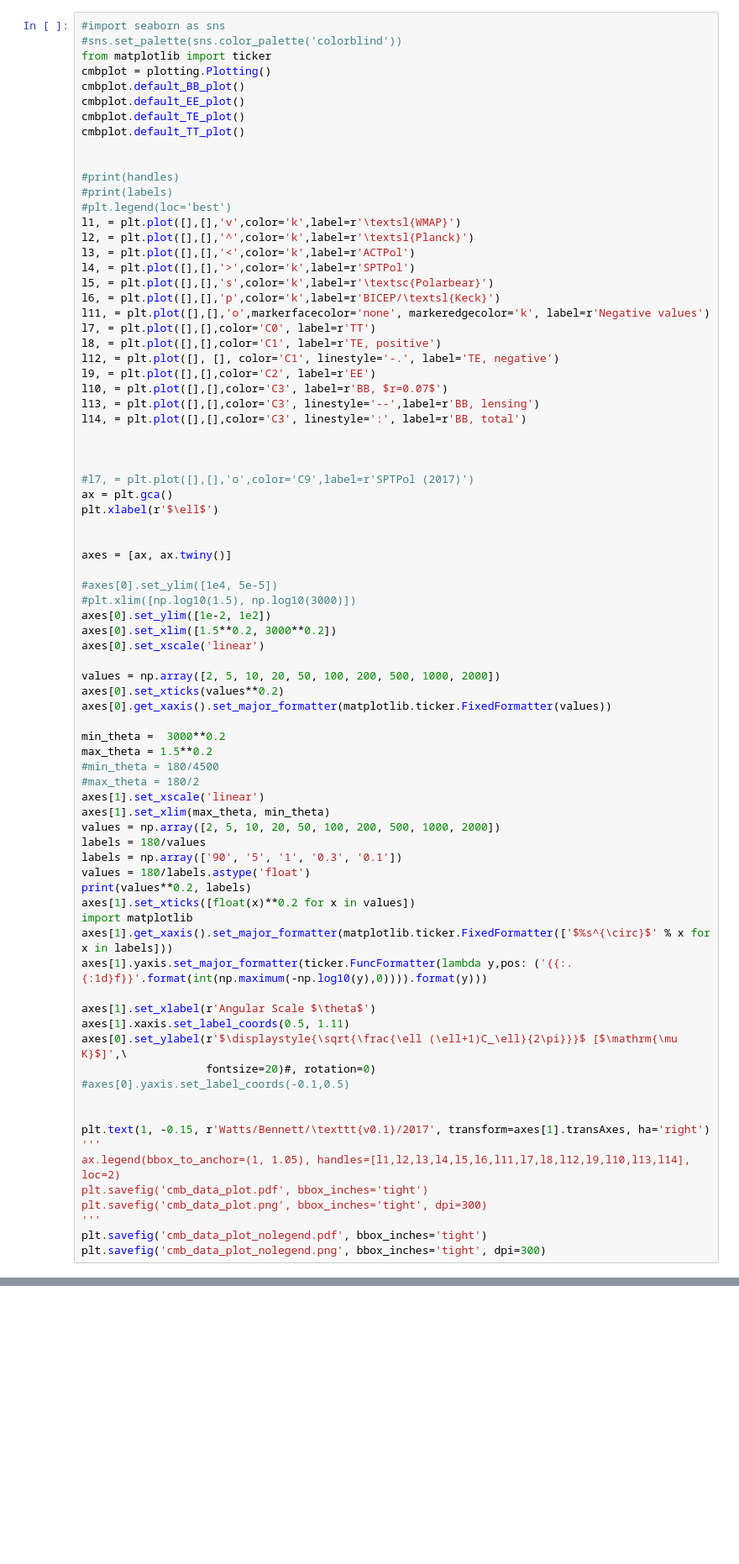
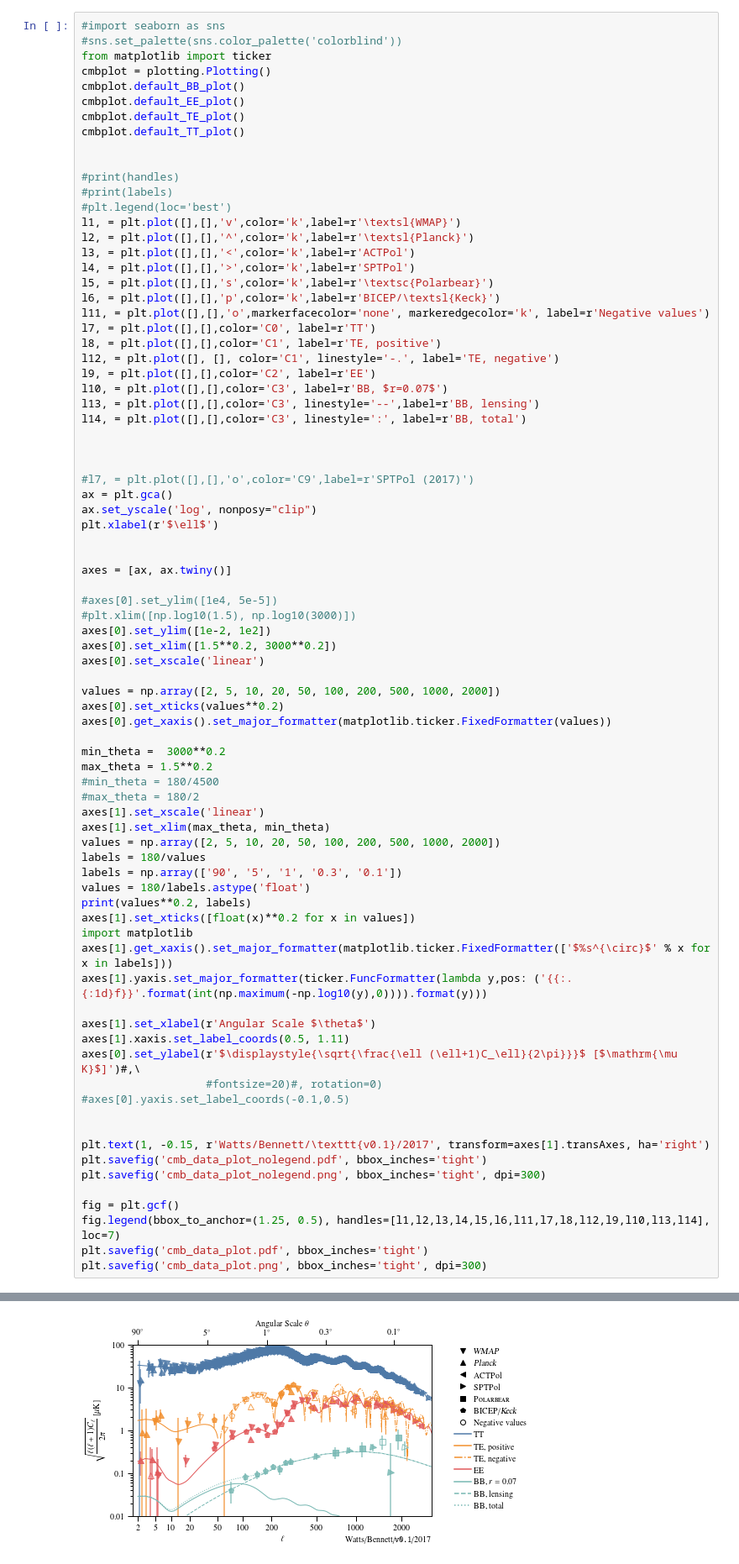
Before and after one commit to class-telescope/cmbpol_plotting, a Jupyter notebook: cmbplot_example.ipynb, the cells around one changed output, grey strips where cells are left out. Shown at 84% size. Saved outputs shown, nothing was run; the diff lists cells and outputs as text; blank space fills up the shorter version.

Commit message:
Updated figures

```diff
--- a/cmbplot_example.ipynb
+++ b/cmbplot_example.ipynb
@@ -114,6 +158,7 @@ l14, = plt.plot([],[],color='C3', linestyle=':', label=r'BB, total')
 
 #l7, = plt.plot([],[],'o',color='C9',label=r'SPTPol (2017)')
 ax = plt.gca()
+ax.set_yscale('log', nonposy="clip")
 plt.xlabel(r'$\ell$')
 
 
@@ -147,16 +192,17 @@ axes[1].yaxis.set_major_formatter(ticker.FuncFormatter(lambda y,pos: ('{{:.{:1d}
 
 axes[1].set_xlabel(r'Angular Scale $\theta$')
 axes[1].xaxis.set_label_coords(0.5, 1.11)
-axes[0].set_ylabel(r'$\displaystyle{\sqrt{\frac{\ell (\ell+1)C_\ell}{2\pi}}}$ [$\mathrm{\mu K}$]',\
-                   fontsize=20)#, rotation=0)
+axes[0].set_ylabel(r'$\displaystyle{\sqrt{\frac{\ell (\ell+1)C_\ell}{2\pi}}}$ [$\mathrm{\mu K}$]')#,\
+                   #fontsize=20)#, rotation=0)
 #axes[0].yaxis.set_label_coords(-0.1,0.5)
 
 
 plt.text(1, -0.15, r'Watts/Bennett/\texttt{v0.1}/2017', transform=axes[1].transAxes, ha='right')
-'''
-ax.legend(bbox_to_anchor=(1, 1.05), handles=[l1,l2,l3,l4,l5,l6,l11,l7,l8,l12,l9,l10,l13,l14], loc=2)
+plt.savefig('cmb_data_plot_nolegend.pdf', bbox_inches='tight')
+plt.savefig('cmb_data_plot_nolegend.png', bbox_inches='tight', dpi=300)
+
+fig = plt.gcf()
+fig.legend(bbox_to_anchor=(1.25, 0.5), handles=[l1,l2,l3,l4,l5,l6,l11,l7,l8,l12,l9,l10,l13,l14], loc=7)
 plt.savefig('cmb_data_plot.pdf', bbox_inches='tight')
 plt.savefig('cmb_data_plot.png', bbox_inches='tight', dpi=300)
-'''
-plt.savefig('cmb_data_plot_nolegend.pdf', bbox_inches='tight')
-plt.savefig('cmb_data_plot_nolegend.png', bbox_inches='tight', dpi=300)
+# %% [output]
@@ -162,0 +216 @@ plt.savefig('cmb_data_plot_nolegend.png', bbox_inches='tight', dpi=300)
+[figure, added]
```
Also changed, not shown: parts of 17 cells of this notebook, 6 other files.
